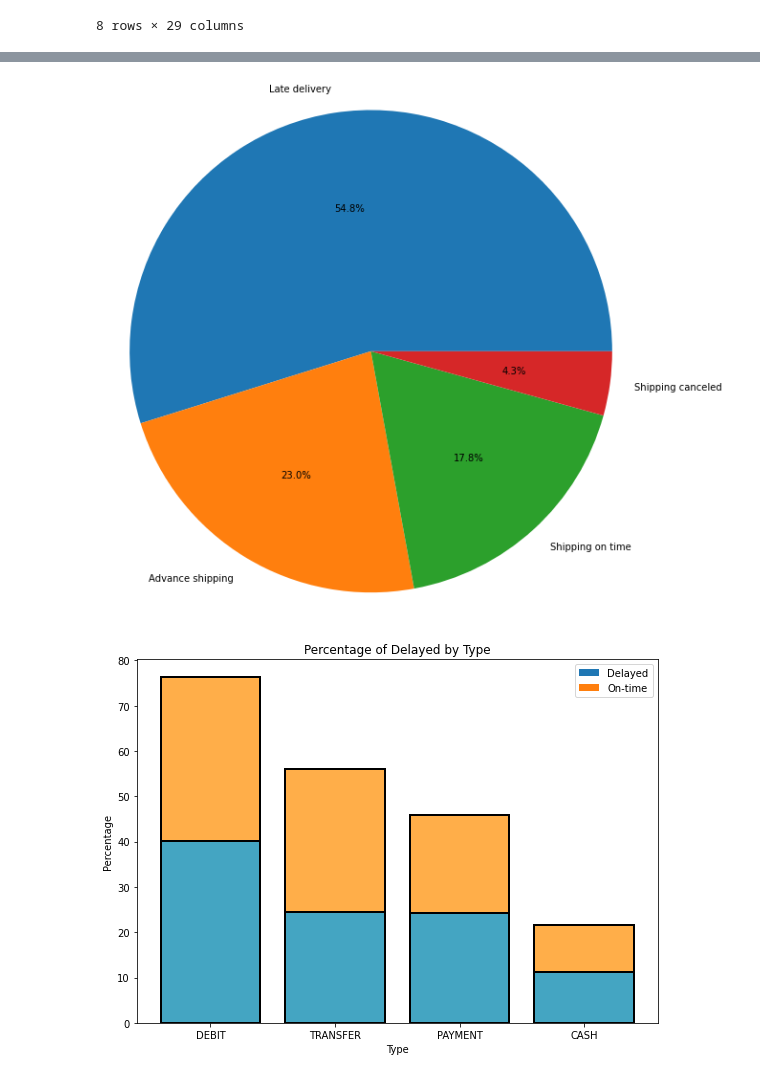
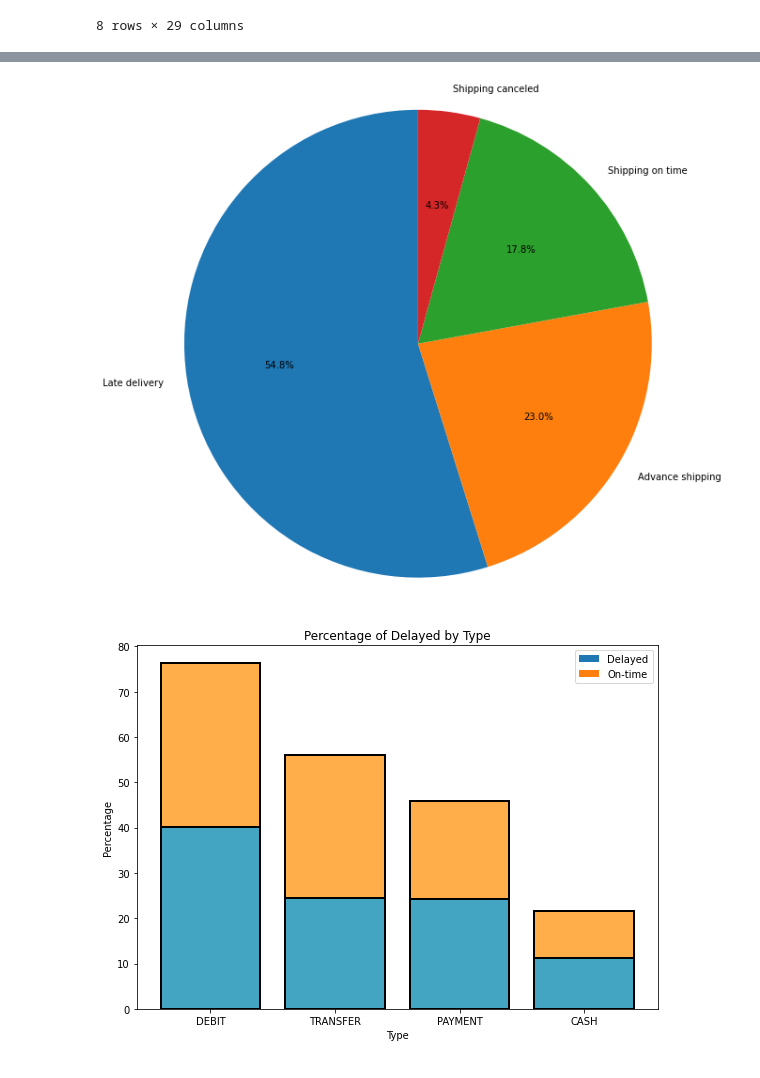
Before and after one commit to duclvQ/supply_chain, a Jupyter notebook: data_preprocessing.ipynb, the cells around one changed output, grey strips where cells are left out. Drawn from its saved outputs; the diff is of its cells as text; code cells hidden in the pictures.

```diff
--- a/data_preprocessing.ipynb
+++ b/data_preprocessing.ipynb
@@ -99,15 +99,15 @@ dtype: int64
 # %%
 plt.figure(figsize = (10,10))
 # Đếm số lần xuất hiện của từng giá trị trong cột 'Hạng mục'
 value_counts = raw_data['Delivery Status'].value_counts()
 
 # Vẽ pie chart
 #plt.title("Delivery Status")
-plt.pie(value_counts, labels=value_counts.index, autopct='%1.1f%%')
+plt.pie(value_counts, labels=value_counts.index, autopct='%1.1f%%',  startangle=90)
 plt.axis('equal')
 plt.savefig('figs/delivery status percentage.png')
 # %% [output]
-[figure, old version]
+[figure, new version]
 # %%
 import pandas as pd
 import matplotlib.pyplot as plt
```
Also changed, not shown: parts of 12 cells of this notebook, 30 other files.
